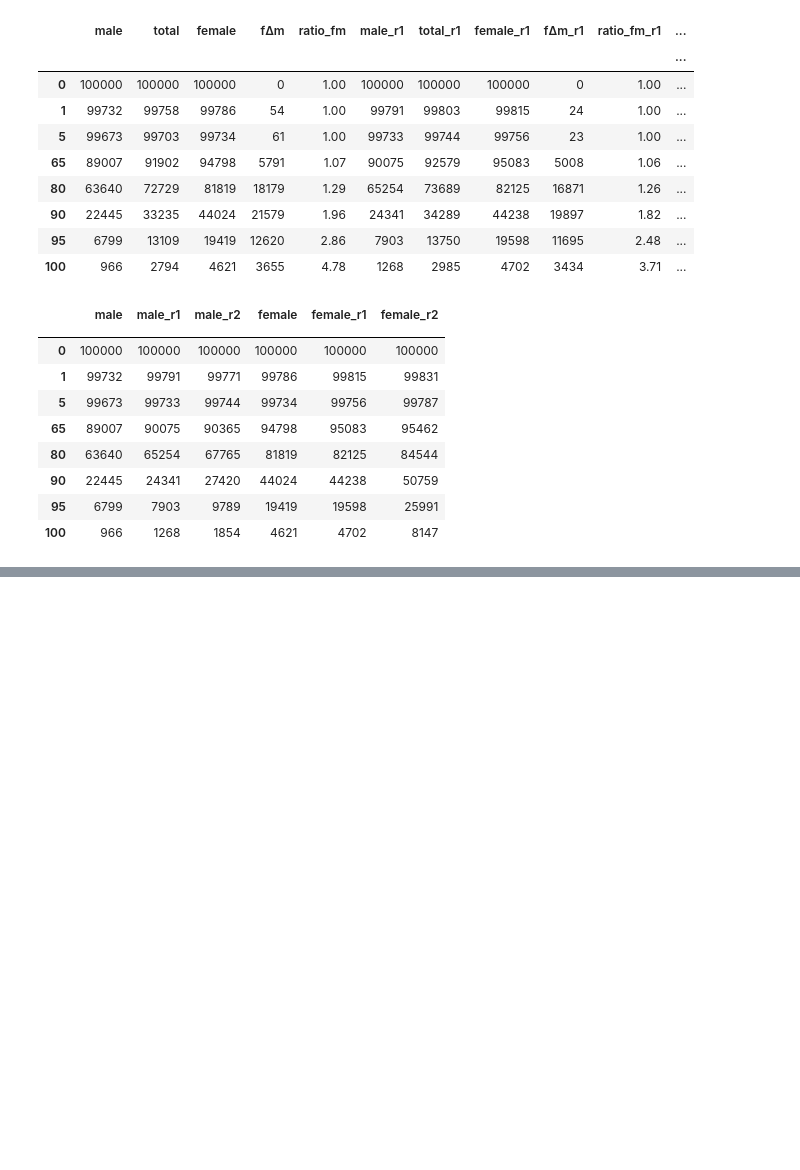
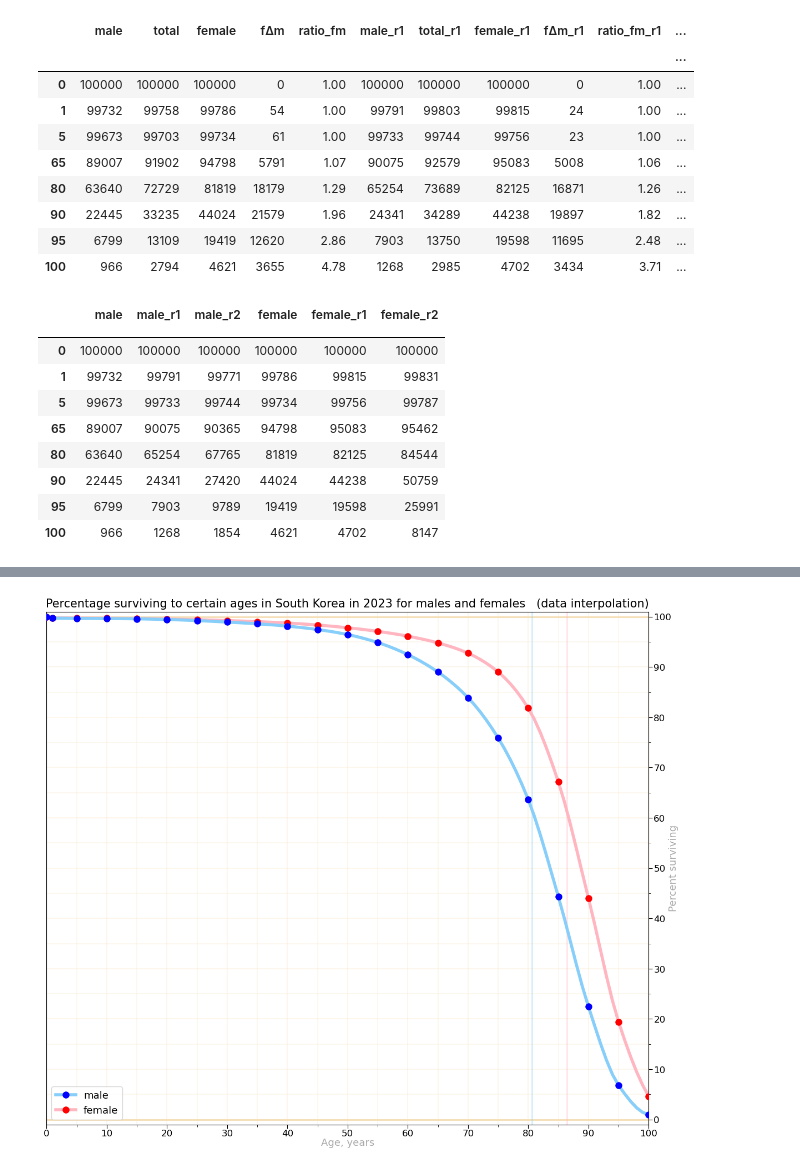
Before and after one commit to Lady3mlnm/Mini-programs-for-calculation-of-life-expectancy-in-countries, a Jupyter notebook: regions_South_Korea/South_Korea_Survival.ipynb, the cells around one changed output, grey strips where cells are left out. Drawn from its saved outputs; the diff is of its cells as text; code cells hidden in the pictures; blank space fills up the shorter version.

Commit message:
Added piece of script for creation charts for South Korea

```diff
--- a/regions_South_Korea/South_Korea_Survival.ipynb
+++ b/regions_South_Korea/South_Korea_Survival.ipynb
@@ -196,0 +210,5 @@ with open('output/Table code for percentage surviving extended -en.txt', 'w', en
+# %%
+DESTINATION_CHART = 'show'  # to where table code should be placed: 'file', 'show'
+LANG = 'en'                 # language of the chart (is setting doesn't have influence on tables)
+# %%
+DisplayedGroup = namedtuple('DisplayedGroup', ['en_name', 'ru_name', 'markerfacecolor', 'color', 'style', 'width', 'alpha'])
@@ -196,0 +294,81 @@ with open('output/Table code for percentage surviving extended -en.txt', 'w', en
+# %%
+def create_chart(
+        df, ls_markers_show=None, lang=LANG, dd_display='', ncol=2,
+        title_en='Title of the chart', title_ru='Заголовок графика',
+        le_male=None, le_female=None,
+        destination=DESTINATION_CHART, file_name=''):
+
+    plt.rcParams['figure.figsize'] = (14, 12)
+    # plt.rcParams['figure.figsize'] = (15, 12.5) if lang=='ru' else (14, 12)
+
+    fig, ax = plt.subplots()   # Create a figure and axis
+    ax.yaxis.tick_right()  # show ticks only at the left side
+    ax.yaxis.set_label_position("right")  # set the label position to the right
+
+    ax.xaxis.set_major_locator(MultipleLocator(10))   # Set major ticks to be multiples of 10
+    ax.xaxis.set_minor_locator(MultipleLocator(5))    # Set minor ticks to be multiples of 5
+    ax.yaxis.set_major_locator(MultipleLocator(10))
+    ax.yaxis.set_minor_locator(MultipleLocator(5))
+
+    # Customize tick lengths
+    ax.tick_params(axis='x', which='major', length=5, pad=1.5)  # Major ticks are longer
+    ax.tick_params(axis='x', which='minor', length=3)  # Minor ticks are shorter
+    ax.tick_params(axis='y', which='major', length=5, pad=1.5)  # Major ticks are longer
+    ax.tick_params(axis='y', which='minor', length=3)  # Minor ticks are shorter
+    plt.xticks(fontsize=12)  # font size for tick labels
+    plt.yticks(fontsize=12)
+
+    x_min = y_min = 0
+    x_max = 100
+    y_max = 100
+    plt.xlim(0, 100)
+    plt.ylim(-1, 101)
+
+    plt.grid(which='major', color='wheat', linewidth=0.35)
+    plt.grid(which='minor', color='wheat', linewidth=0.3)
+
+    plt.axhline(y=100, color='wheat', linewidth=2)
+    plt.axhline(y=0, color='wheat', linewidth=2)
+
+    plt.title(title_ru if lang=='ru' else title_en, fontsize=15)
+    plt.xlabel('Возраст, годы' if lang=='ru' else 'Age, years', fontsize=13, color='darkgray', labelpad=-0.5)
+    plt.ylabel('Процент выживших' if lang=='ru' else 'Percent surviving', fontsize=13, color='darkgray', labelpad=-3.5)
+    # plt.ylabel('Доля выживших' if lang=='ru' else 'Survival Rate', fontsize=13, color='darkgray')  # , labelpad=-2
+
+    if le_male:
+        plt.axvline(x=le_male, color='lightskyblue', linewidth=2, alpha=0.35)
+    if le_female:
+        plt.axvline(x=le_female, color='lightpink', linewidth=2, alpha=0.35)
+
+    for i, gr in enumerate(df.index.to_list()):
+        ser = df.loc[gr]
+        line_name = dd_display[gr].ru_name if lang=='ru' else dd_display[gr].en_name
+        plt.plot(ser, color=dd_display[gr].color, linestyle=dd_display[gr].style,
+                 linewidth=dd_display[gr].width, label=line_name, alpha=dd_display[gr].alpha, zorder=100-i,
+                 marker='.', markerfacecolor=dd_display[gr].markerfacecolor, markeredgewidth=0,
+                 markevery=ls_markers_show, markersize=18)
+        # plt.plot(ser, color=dd_display[gr].color, linestyle=dd_display[gr].style,
+        #          linewidth=dd_display[gr].width, label=line_name, alpha=dd_display[gr].alpha, zorder=100-i)
+
+    plt.legend(loc='lower left', fontsize=13, ncol=ncol)
+
+    if destination == 'file':
+        plt.savefig(f"output_charts/{file_name}{' -ru' if lang=='ru' else ''}.png", bbox_inches='tight', facecolor='white', pad_inches=0.05)
+        print('Data has written to file')
+    else:
+        plt.show()
+
+
+dd_display = {
+    'female'       : DisplayedGroup(en_name='female', ru_name='женщины', markerfacecolor='red', color='lightpink', style='-', width=4, alpha=1),
+    'male'       : DisplayedGroup(en_name='male', ru_name='мужчины', markerfacecolor='blue', color='lightskyblue', style='-', width=4, alpha=1),
+}
+
+create_chart(df_interpolated.T,
+             dd_display=dd_display, ls_markers_show=df.index.to_list(), ncol=1, lang=LANG,
+             title_en='Percentage surviving to certain ages in South Korea in 2023 for males and females   (data interpolation)',
+             title_ru='Процент выживших к определённому возрасту в Южной Корее в 2023   (интерполяция данных)',
+             le_male=80.6, le_female=86.4,
+             file_name='Percentage Surviving to Certain Ages in South Korea')
+# %% [output]
+[figure, added]
```
Also changed, not shown: parts of 16 cells of this notebook, 5 other files.
